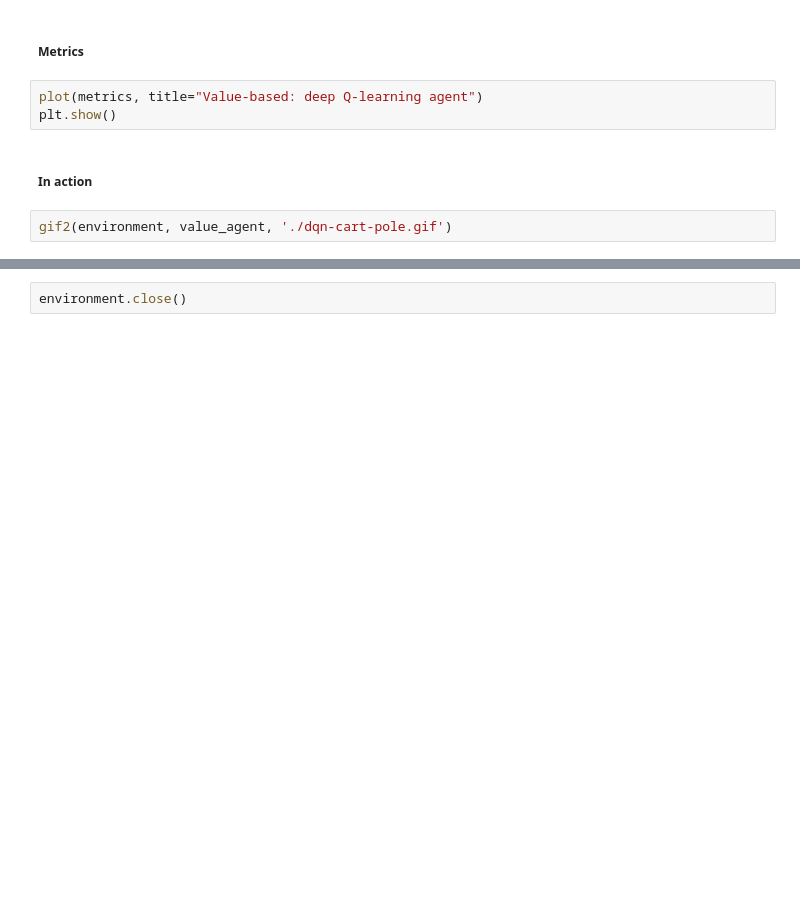
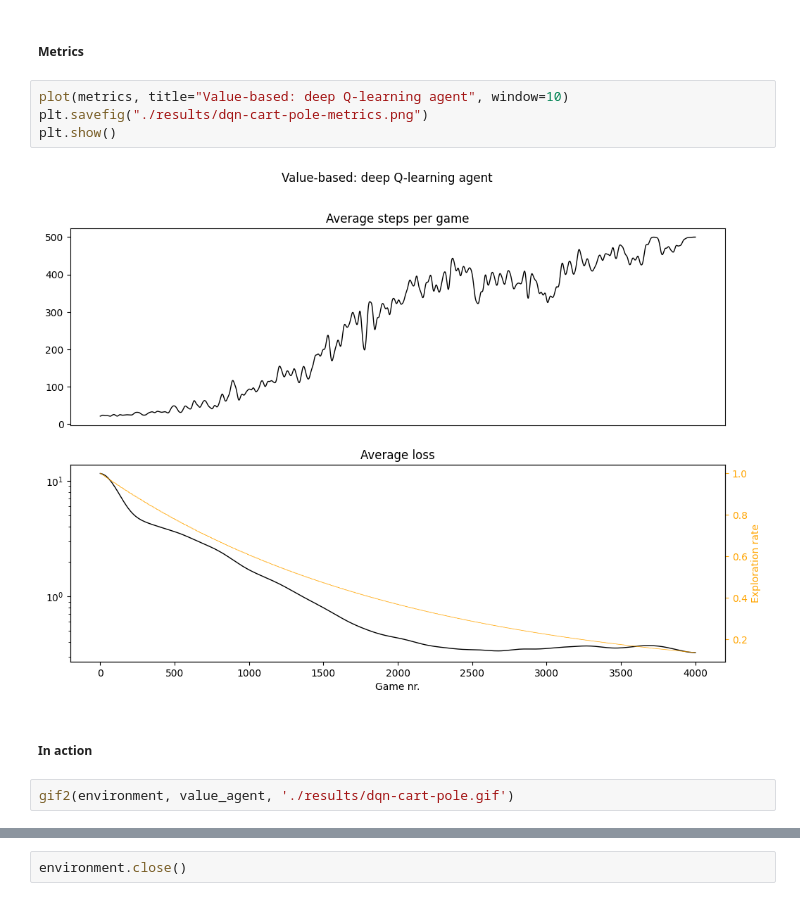
Before and after one commit to hallvardnmbu/reinforcement-learning, a Jupyter notebook: cart-pole/DQN.ipynb, the cells around one changed output, grey strips where cells are left out. Cells and saved outputs as stored; diff of their text form; blank space fills up the shorter version.

```diff
--- a/cart-pole/DQN.ipynb
+++ b/cart-pole/DQN.ipynb
@@ -111,10 +129,13 @@ print(f"Total training time: {time.time()-start:.2f} seconds")
 # %% [markdown]
 ##### Metrics
 # %%
-plot(metrics, title="Value-based: deep Q-learning agent")
+plot(metrics, title="Value-based: deep Q-learning agent", window=10)
+plt.savefig("./results/dqn-cart-pole-metrics.png")
 plt.show()
+# %% [output]
+[figure, added]
 # %% [markdown]
 ##### In action
 # %%
-gif2(environment, value_agent, './dqn-cart-pole.gif')
+gif2(environment, value_agent, './results/dqn-cart-pole.gif')
 # %% [markdown]
```
Also changed, not shown: parts of 2 cells of this notebook, 15 other files.
